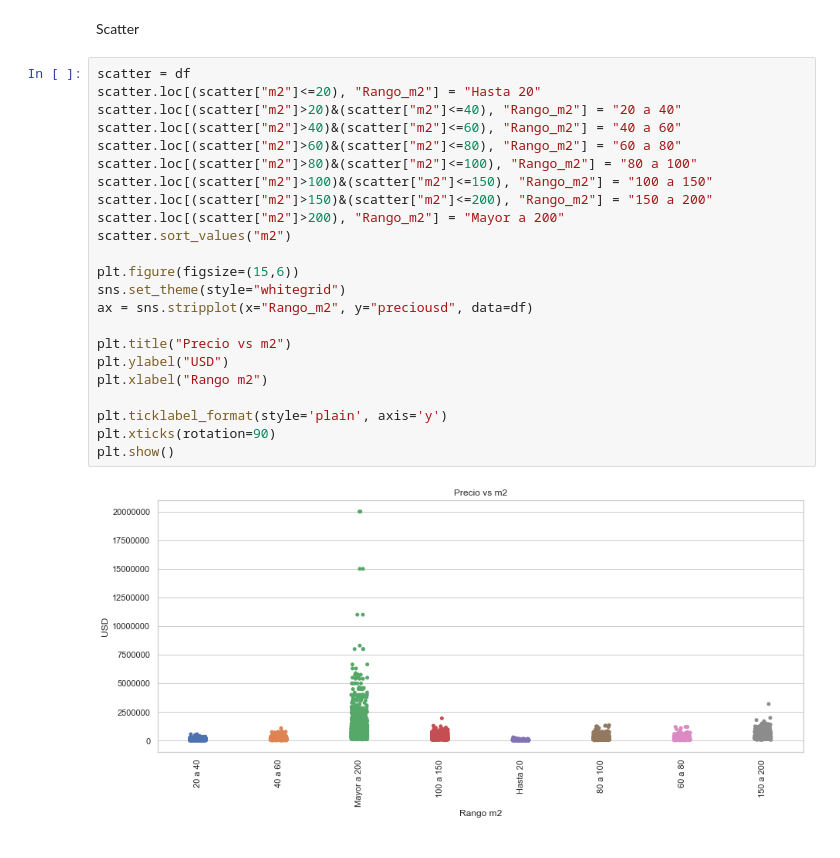
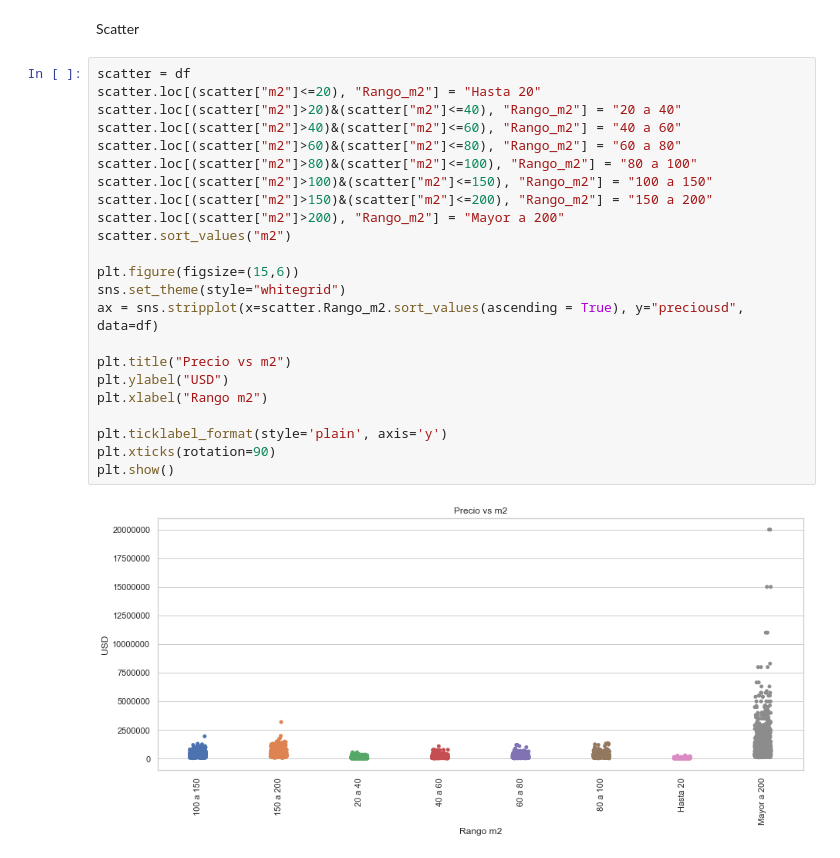
Before and after one commit to stevennm/data_science_utn_clusterai2021_Martins, a Jupyter notebook: clusterai_Steven_Martins_eda.ipynb, the cells around one changed output. Cells and saved outputs as stored; diff of their text form.

```diff
--- a/clusterai_Steven_Martins_eda.ipynb
+++ b/clusterai_Steven_Martins_eda.ipynb
@@ -196,25 +196,25 @@ Scatter
 # %%
 scatter = df
 scatter.loc[(scatter["m2"]<=20), "Rango_m2"] = "Hasta 20"
 scatter.loc[(scatter["m2"]>20)&(scatter["m2"]<=40), "Rango_m2"] = "20 a 40"
 scatter.loc[(scatter["m2"]>40)&(scatter["m2"]<=60), "Rango_m2"] = "40 a 60"
 scatter.loc[(scatter["m2"]>60)&(scatter["m2"]<=80), "Rango_m2"] = "60 a 80"
 scatter.loc[(scatter["m2"]>80)&(scatter["m2"]<=100), "Rango_m2"] = "80 a 100"
 scatter.loc[(scatter["m2"]>100)&(scatter["m2"]<=150), "Rango_m2"] = "100 a 150"
 scatter.loc[(scatter["m2"]>150)&(scatter["m2"]<=200), "Rango_m2"] = "150 a 200"
 scatter.loc[(scatter["m2"]>200), "Rango_m2"] = "Mayor a 200"
 scatter.sort_values("m2")
 
 plt.figure(figsize=(15,6))
 sns.set_theme(style="whitegrid")
-ax = sns.stripplot(x="Rango_m2", y="preciousd", data=df)
+ax = sns.stripplot(x=scatter.Rango_m2.sort_values(ascending = True), y="preciousd", data=df)
 
 plt.title("Precio vs m2")
 plt.ylabel("USD")
 plt.xlabel("Rango m2")
 
 plt.ticklabel_format(style='plain', axis='y')
 plt.xticks(rotation=90)
 plt.show()
 # %% [output]
-[figure, old version]
+[figure, new version]
```
Also changed, not shown: parts of 1 cell of this notebook, 1 other file.
